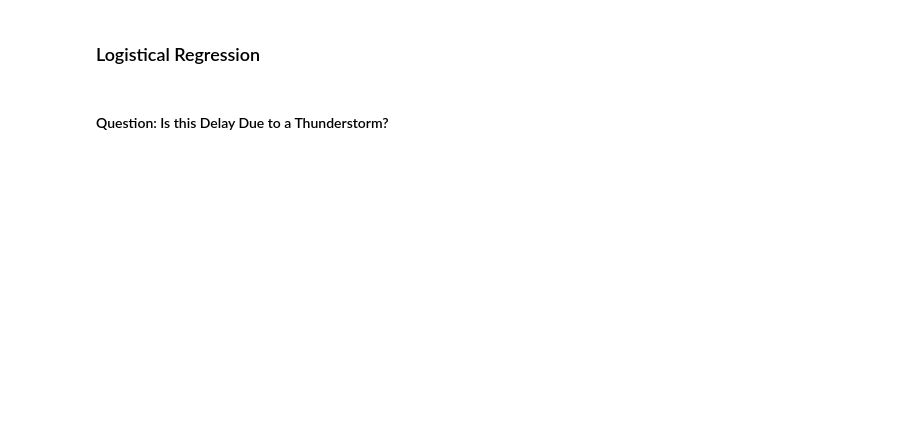
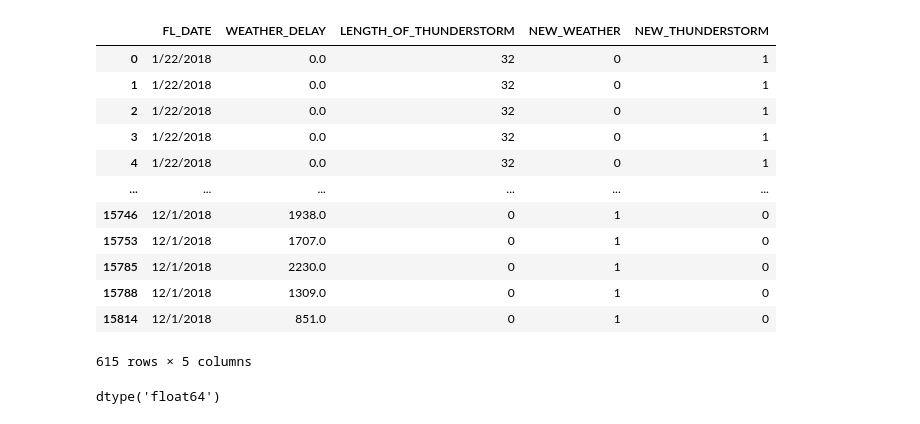
Before and after one commit to meghanvl/Weather_Delays, a Jupyter notebook: ML/delays.ipynb, the cells around one changed output. Cells and saved outputs as stored; diff of their text form; code cells hidden in the pictures; blank space fills up the shorter version.

```diff
--- a/ML/delays.ipynb
+++ b/ML/delays.ipynb
@@ -45,0 +31,3 @@ clean_model_df = model_df.dropna()
+# %%
+duration_df = model_df[["FL_DATE", "WEATHER_DELAY", "DurationinMinutes"]]
+duration_df.head(40)
@@ -46,3 +52,4 @@ clean_model_df = model_df.dropna()
+# %%
+duration_df.dropna(inplace=True)
 # %%
-# Renaming Columns
-clean_model_df.rename(columns={"DurationofEvent": "LENGTH_OF_THUNDERSTORM"},inplace=True)
+duration_df.rename(columns={"DurationinMinutes": "LENGTH_OF_THUNDERSTORM"},inplace=True)
@@ -61,4 +73,21 @@ bins = [0, 30, 60, 90, 120, 150, 180, 210, 240, 270, 300]
-# %% [markdown]
-### Logistical Regression
-# %% [markdown]
-#### Question: Is this Delay Due to a Thunderstorm?
+# %%
+duration_df["NEW_THUNDERSTORM"] = duration_df["LENGTH_OF_THUNDERSTORM"].apply(lambda x: 0 if x == 0 else 1)
+duration_df
+# %% [output]
+|  | FL_DATE | WEATHER_DELAY | LENGTH_OF_THUNDERSTORM | NEW_WEATHER | NEW_THUNDERSTORM |
+| 0 | 1/22/2018 | 0.0 | 32 | 0 | 1 |
+| 1 | 1/22/2018 | 0.0 | 32 | 0 | 1 |
+| 2 | 1/22/2018 | 0.0 | 32 | 0 | 1 |
+| 3 | 1/22/2018 | 0.0 | 32 | 0 | 1 |
+| 4 | 1/22/2018 | 0.0 | 32 | 0 | 1 |
+| ... | ... | ... | ... | ... | ... |
+| 15746 | 12/1/2018 | 1938.0 | 0 | 1 | 0 |
+| 15753 | 12/1/2018 | 1707.0 | 0 | 1 | 0 |
+| 15785 | 12/1/2018 | 2230.0 | 0 | 1 | 0 |
+| 15788 | 12/1/2018 | 1309.0 | 0 | 1 | 0 |
+| 15814 | 12/1/2018 | 851.0 | 0 | 1 | 0 |
+615 rows × 5 columns
+# %%
+duration_df["WEATHER_DELAY"].dtype
+# %% [output]
+dtype('float64')
```
Also changed, not shown: parts of 22 cells of this notebook, 17 other files.
